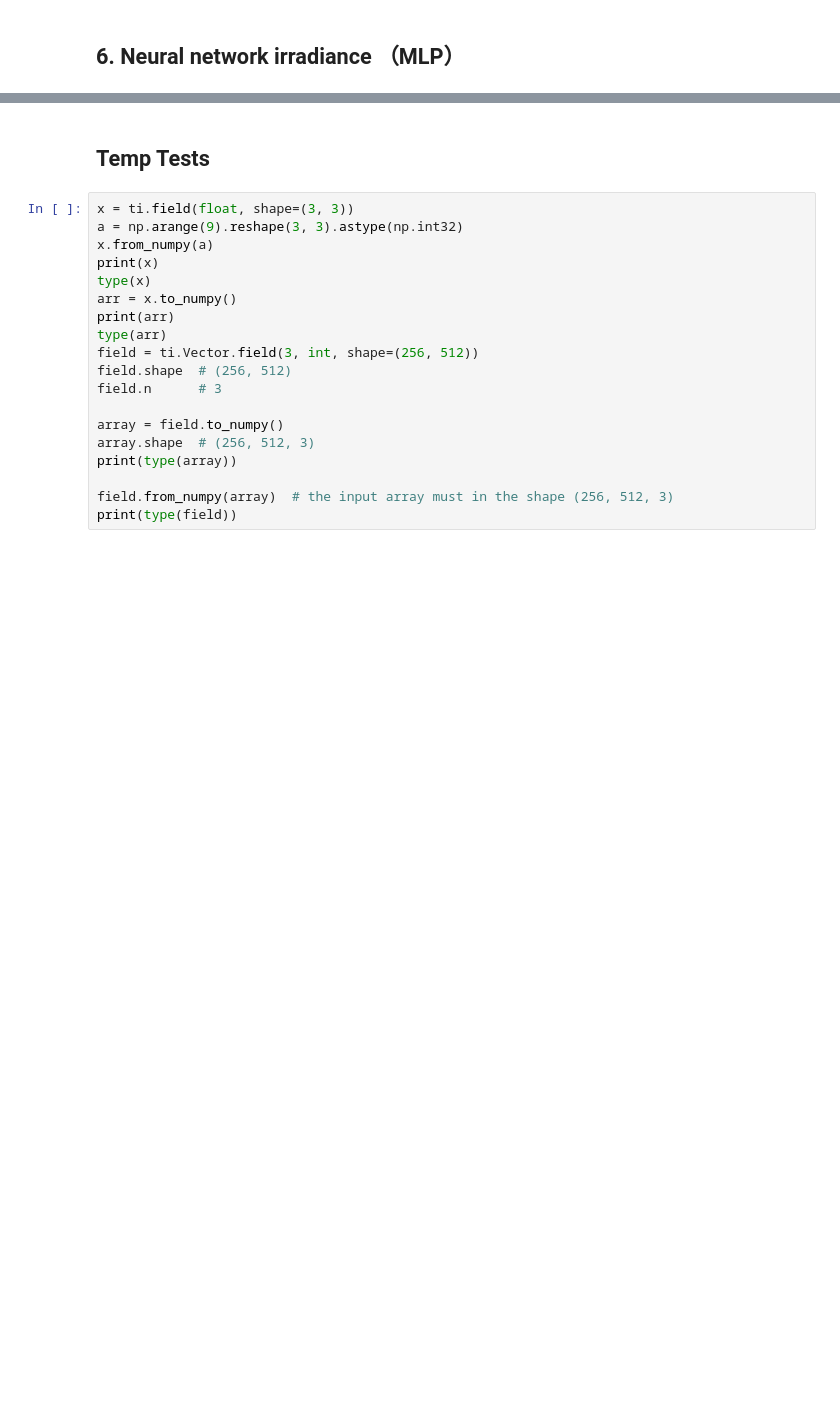
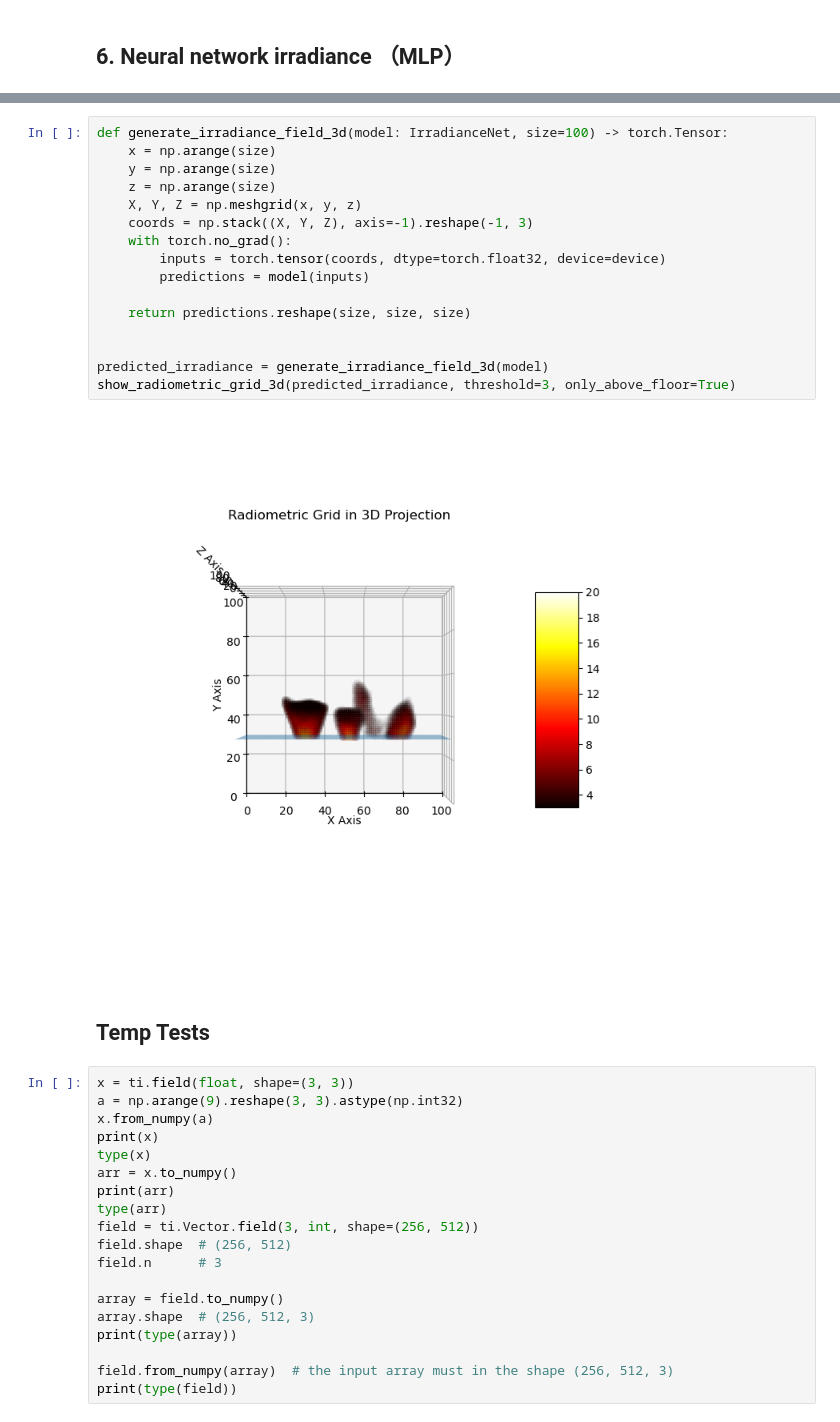
Before and after one commit to swirling-wind/Eikonal-Voxel-Rendering, a Jupyter notebook: main.ipynb, the cells around one changed output, grey strips where cells are left out. Cells and saved outputs as stored; diff of their text form; blank space fills up the shorter version.

```diff
--- a/main.ipynb
+++ b/main.ipynb
@@ -355,3 +455,21 @@ tensor(1.0569, device='cuda:0')
+# %%
+def generate_irradiance_field_3d(model: IrradianceNet, size=100) -> torch.Tensor:
+    x = np.arange(size)
+    y = np.arange(size)
+    z = np.arange(size)
+    X, Y, Z = np.meshgrid(x, y, z)
+    coords = np.stack((X, Y, Z), axis=-1).reshape(-1, 3)
+    with torch.no_grad():
+        inputs = torch.tensor(coords, dtype=torch.float32, device=device)
+        predictions = model(inputs)
+
+    return predictions.reshape(size, size, size)
+
+
+predicted_irradiance = generate_irradiance_field_3d(model)
+show_radiometric_grid_3d(predicted_irradiance, threshold=3, only_above_floor=True)
+# %% [output]
+[figure, added]
 # %% [markdown]
 ## Temp Tests
 # %%
```
Also changed, not shown: parts of 7 cells of this notebook, 2 other files.
